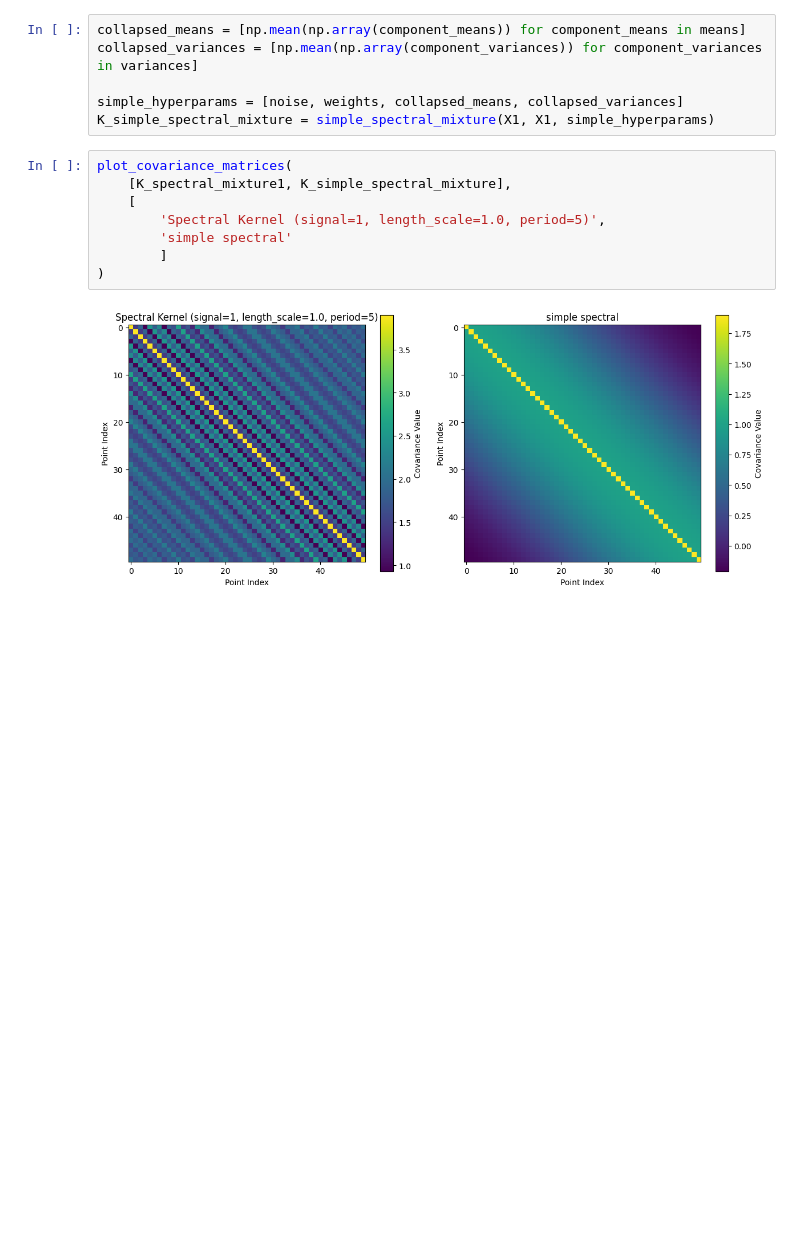
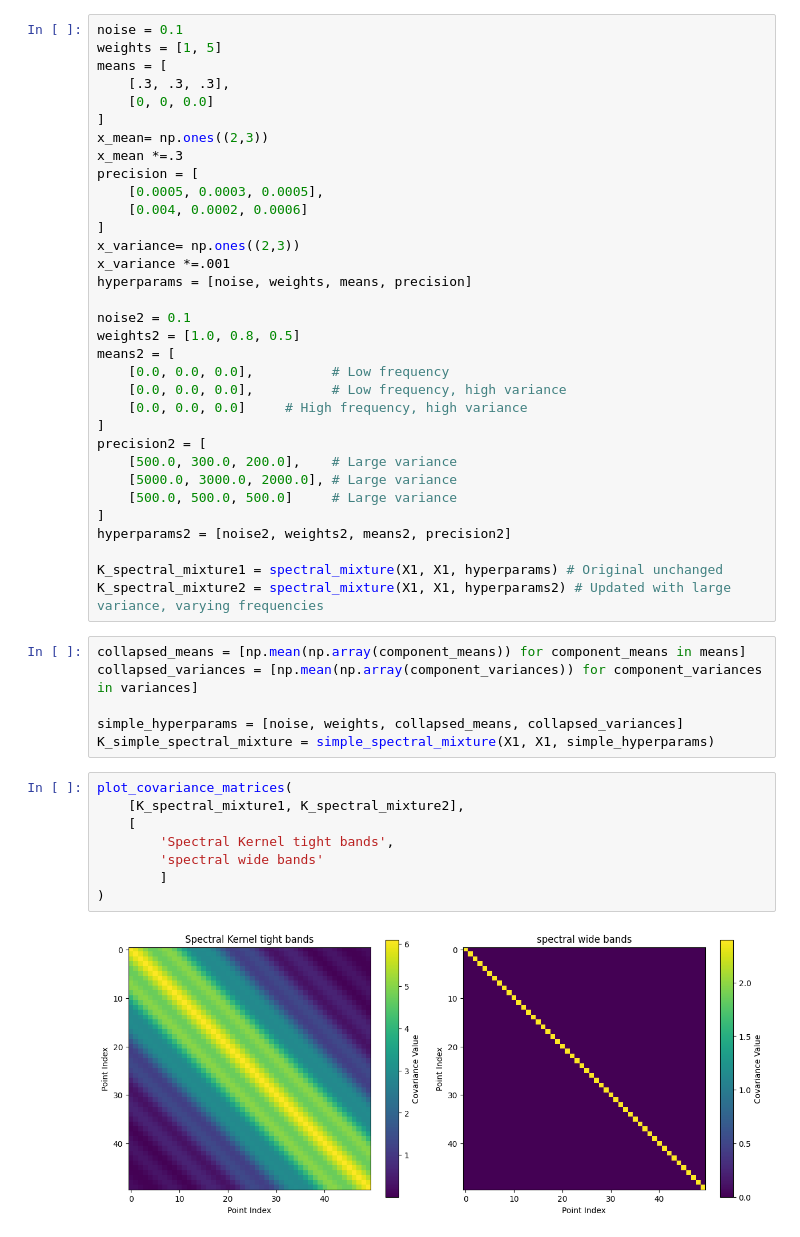
Before and after one commit to arvchahal/sparse-GP-kernel-combinations-audio-forecasting, a Jupyter notebook: test_kernel_visualizations.ipynb, the cells around one changed output. Drawn from its saved outputs; the diff is of its cells as text; blank space fills up the shorter version.

```diff
--- a/test_kernel_visualizations.ipynb
+++ b/test_kernel_visualizations.ipynb
@@ -208,16 +194,49 @@ K_spectral_mixture1 = spectral_mixture(X1, X1, hyperparams)
+# %%
+noise = 0.1
+weights = [1, 5]
+means = [
+    [.3, .3, .3],
+    [0, 0, 0.0]
+]
+x_mean= np.ones((2,3))
+x_mean *=.3
+precision = [
+    [0.0005, 0.0003, 0.0005],
+    [0.004, 0.0002, 0.0006]
+]
+x_variance= np.ones((2,3))
+x_variance *=.001
+hyperparams = [noise, weights, means, precision]
+
+noise2 = 0.1
+weights2 = [1.0, 0.8, 0.5]
+means2 = [
+    [0.0, 0.0, 0.0],          # Low frequency
+    [0.0, 0.0, 0.0],          # Low frequency, high variance
+    [0.0, 0.0, 0.0]     # High frequency, high variance
+]
+precision2 = [
+    [500.0, 300.0, 200.0],    # Large variance
+    [5000.0, 3000.0, 2000.0], # Large variance
+    [500.0, 500.0, 500.0]     # Large variance
+]
+hyperparams2 = [noise2, weights2, means2, precision2]
+
+K_spectral_mixture1 = spectral_mixture(X1, X1, hyperparams) # Original unchanged
+K_spectral_mixture2 = spectral_mixture(X1, X1, hyperparams2) # Updated with large variance, varying frequencies
 # %%
 collapsed_means = [np.mean(np.array(component_means)) for component_means in means]
 collapsed_variances = [np.mean(np.array(component_variances)) for component_variances in variances]
 
 simple_hyperparams = [noise, weights, collapsed_means, collapsed_variances]
 K_simple_spectral_mixture = simple_spectral_mixture(X1, X1, simple_hyperparams)
-# %%
-plot_covariance_matrices(
-    [K_spectral_mixture1, K_simple_spectral_mixture],
-    [
-        'Spectral Kernel (signal=1, length_scale=1.0, period=5)',
-        'simple spectral'
-        ]
-)
-# %% [output]
-[figure, removed]
+# %%
+plot_covariance_matrices(
+    [K_spectral_mixture1, K_spectral_mixture2],
+    [
+        'Spectral Kernel tight bands',
+        'spectral wide bands'
+        ]
+)
+# %% [output]
+[figure, added]
```
Also changed, not shown: parts of 1 cell of this notebook, 1 other file.
